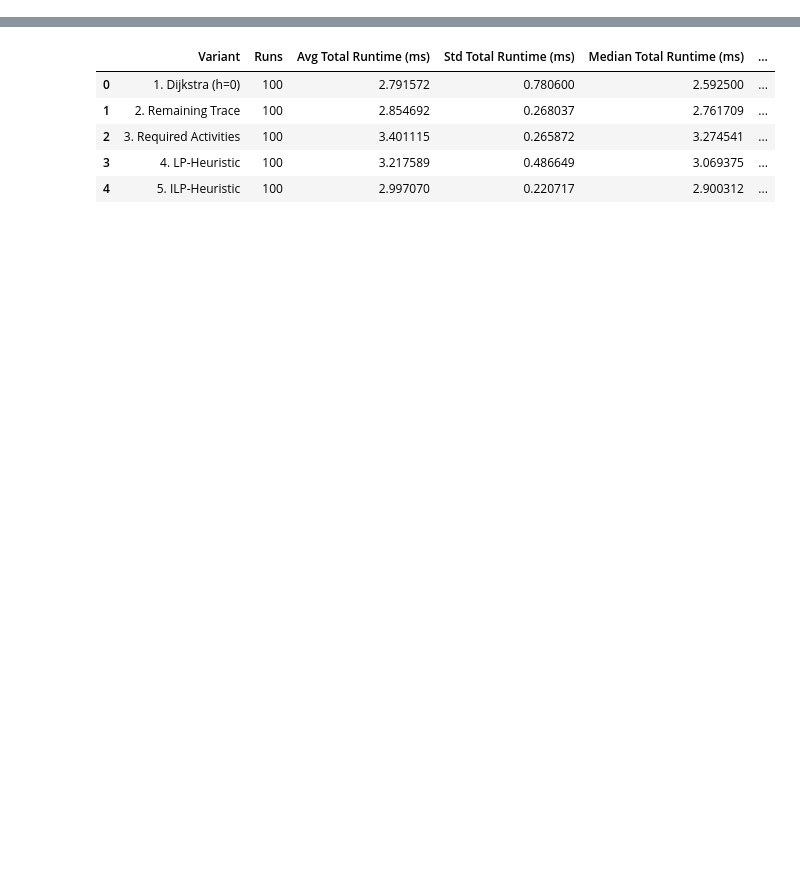
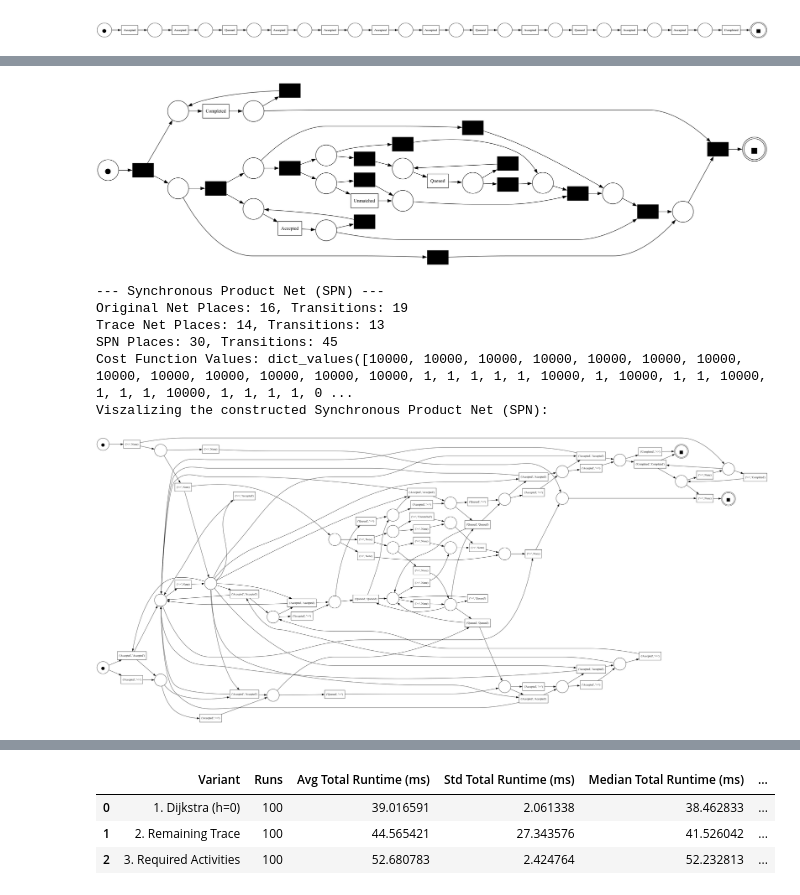
Before and after one commit to RostigerDagmer/pm_ws25, a Jupyter notebook: sandbox-heuristics.ipynb, the cells around one changed output, grey strips where cells are left out. Saved outputs shown, nothing was run; the diff lists cells and outputs as text; code cells hidden in the pictures; blank space fills up the shorter version.

```diff
--- a/sandbox-heuristics.ipynb
+++ b/sandbox-heuristics.ipynb
@@ -20,7 +20,7 @@ log_bpi_2012 = xes_importer.apply(log_path1)
 print("Number of traces in the eventlog:", len(log_bpi_2012))
 
 # pick a trace
-trace_to_align = log_bpi_2012[529]
+trace_to_align = log_bpi_2012[1002]
 activity_key = pm4py.util.xes_constants.DEFAULT_NAME_KEY
 trace_activities = [event[activity_key] for event in trace_to_align]
 print(f"Selected Trace (Case ID: {trace_to_align.attributes.get('concept:name', 'N/A')}):")
@@ -122,8 +151,8 @@ candidates = {
     "1. Dijkstra (h=0)": AlignmentsVariants.VERSION_DIJKSTRA_NO_HEURISTICS,
     "2. Remaining Trace": AlignmentsVariants.VERSION_REMAINING_TRACE,
     "3. Required Activities": AlignmentsVariants.VERSION_REQUIRED_ACTIVITIES,
-    "4. LP-Heuristic": AlignmentsVariants.VERSION_STATE_EQUATION_A_STAR,
-    "5. ILP-Heuristic": AlignmentsVariants.VERSION_STATE_EQUATION_A_STAR_ILP,
+    #"4. LP-Heuristic": AlignmentsVariants.VERSION_STATE_EQUATION_A_STAR,
+    #"5. ILP-Heuristic": AlignmentsVariants.VERSION_STATE_EQUATION_A_STAR_ILP,
     #"6. Incremental A*": AlignmentsVariants.VERSION_INCREMENTAL_A_STAR,
 
 }
@@ -346,7 +371,60 @@ model_net, model_im, model_fm = inductive_miner(log_bpi_2012, disable_fallthroug
 # %%
 print('\nRunning alignments on a single trace:')
 # select a trace
-trace_to_align_bpi2012 = log_bpi_2012[98]
+trace_to_align_bpi2012 = log_bpi_2012[23]
+
+show_trace(trace_to_align_bpi2012)
+
+# discover process model
+model_net, model_im, model_fm = inductive_miner(log_bpi_2012, disable_fallthroughs=False, noise_threshold=0.00)
+
+model_cost_function = {}
+for t in model_net.transitions:
+    if t.label is not None:
+        # This is a "model move"
+        model_cost_function[t] = align_utils.STD_MODEL_LOG_MOVE_COST  # (which is 10000)
+    else:
+        # This is a "tau" (silent) move
+        model_cost_function[t] = align_utils.STD_TAU_COST  # (which is 1)
+print("Model Costs" ,model_cost_function.values())
+show_pn(log_bpi_2012, model_net, model_im, model_fm)
+
+sync_cost_function = {}
+for t in model_net.transitions:
+    if t.label is not None:
+        sync_cost_function[t] = align_utils.STD_SYNC_COST  # (which is 0)
+
+revised_sync = {}
+for t_trace in trace_net.transitions:
+    for t_model in model_net.transitions:
+        if t_trace.label == t_model.label:
+            revised_sync[(t_trace, t_model)] = sync_cost_function.get(t_model, 0)
+
+# This is the "map" A* will search!
+sync_prod, sync_initial_marking, sync_final_marking, cost_function = (
+    construct_cost_aware(
+        trace_net,
+        trace_im,
+        trace_fm,
+        model_net,
+        model_im,
+        model_fm,
+        align_utils.SKIP,
+        trace_net_costs,
+        model_cost_function,
+        revised_sync,
+    )
+)
+
+print("--- Synchronous Product Net (SPN) ---")
+print(f"Original Net Places: {len(model_net.places)}, Transitions: {len(model_net.transitions)}")
+print(f"Trace Net Places: {len(trace_net.places)}, Transitions: {len(trace_net.transitions)}")
+print(f"SPN Places: {len(sync_prod.places)}, Transitions: {len(sync_prod.transitions)}")
+print("Cost Function Values:", cost_function.values())
+print("Viszalizing the constructed Synchronous Product Net (SPN):")
+spn_viz = pn_visualizer.apply(sync_prod, sync_initial_marking, sync_final_marking)
+pn_visualizer.view(spn_viz)
+
 run_alignments_on_trace(candidates, trace_to_align_bpi2012, model_net, model_im, model_fm, n_runs=100)
 # %% [output]
 Running alignments on a single trace:
@@ -368,0 +433 @@ Saved averaged metrics → alignment_trace_metrics_avg.csv
+[figure, added]
@@ -368,0 +438,8 @@ Saved averaged metrics → alignment_trace_metrics_avg.csv
+[figure, added]
+--- Synchronous Product Net (SPN) ---
+Original Net Places: 16, Transitions: 19
+Trace Net Places: 14, Transitions: 13
+SPN Places: 30, Transitions: 45
+Cost Function Values: dict_values([10000, 10000, 10000, 10000, 10000, 10000, 10000, 10000, 10000, 10000, 10000, 10000, 10000, 1, 1, 1, 1, 1, 10000, 1, 10000, 1, 1, 10000, 1, 1, 1, 10000, 1, 1, 1, 1, 0 ...
+Viszalizing the constructed Synchronous Product Net (SPN):
+[figure, added]
@@ -369,6 +463,4 @@ Saved averaged metrics → alignment_trace_metrics_avg.csv
 |  | Variant | Runs | Avg Total Runtime (ms) | Std Total Runtime (ms) | Median Total Runtime (ms) | ... |
-| 0 | 1. Dijkstra (h=0) | 100 | 2.791572 | 0.780600 | 2.592500 | ... |
-| 1 | 2. Remaining Trace | 100 | 2.854692 | 0.268037 | 2.761709 | ... |
-| 2 | 3. Required Activities | 100 | 3.401115 | 0.265872 | 3.274541 | ... |
-| 3 | 4. LP-Heuristic | 100 | 3.217589 | 0.486649 | 3.069375 | ... |
-| 4 | 5. ILP-Heuristic | 100 | 2.997070 | 0.220717 | 2.900312 | ... |
+| 0 | 1. Dijkstra (h=0) | 100 | 39.016591 | 2.061338 | 38.462833 | ... |
+| 1 | 2. Remaining Trace | 100 | 44.565421 | 27.343576 | 41.526042 | ... |
+| 2 | 3. Required Activities | 100 | 52.680783 | 2.424764 | 52.232813 | ... |
```
Also changed, not shown: parts of 10 cells of this notebook.
